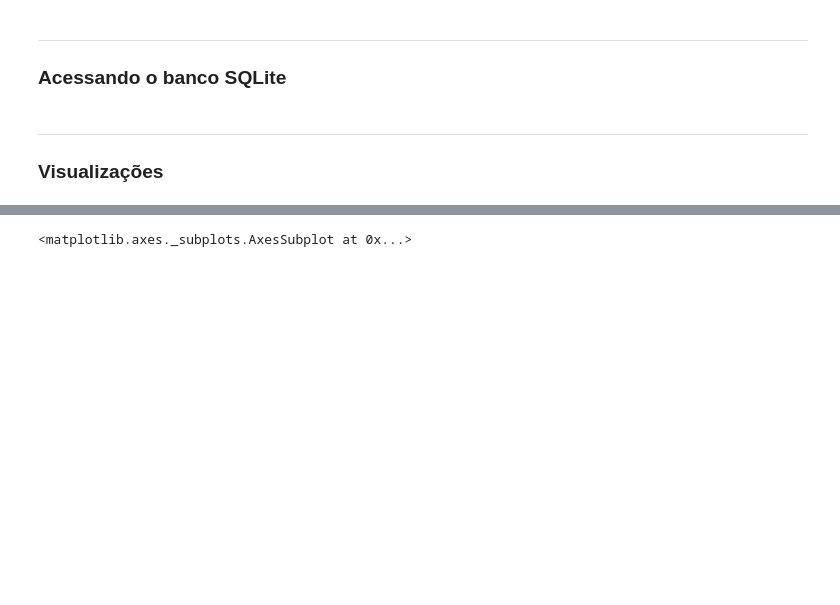
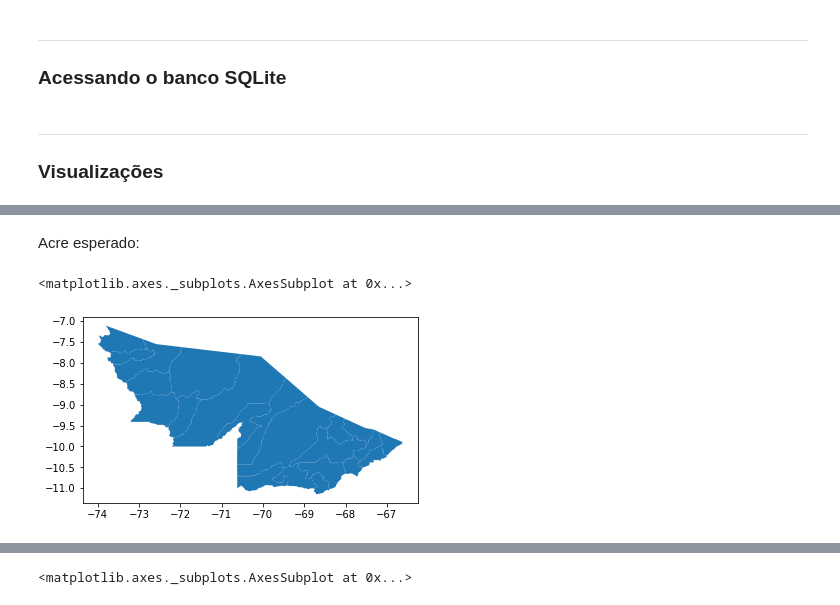
Before and after one commit to LucasTreuke/a2BancoDeDados, a Jupyter notebook: 01esse.ipynb, the cells around one changed output, grey strips where cells are left out. Drawn from its saved outputs; the diff is of its cells as text; code cells hidden in the pictures; blank space fills up the shorter version.

```diff
--- a/01esse.ipynb
+++ b/01esse.ipynb
@@ -43,0 +100,7 @@ df = pd.DataFrame(cur.fetchall(), columns=['grau', 'turno', 'mensalidade', 'bols
+# %% [markdown]
+Acre esperado:
+# %%
+geodata.plot()
+# %% [output]
+<matplotlib.axes._subplots.AxesSubplot at 0x...>
+[figure, added]
```
Also changed, not shown: parts of 11 cells of this notebook, 2 other files.
